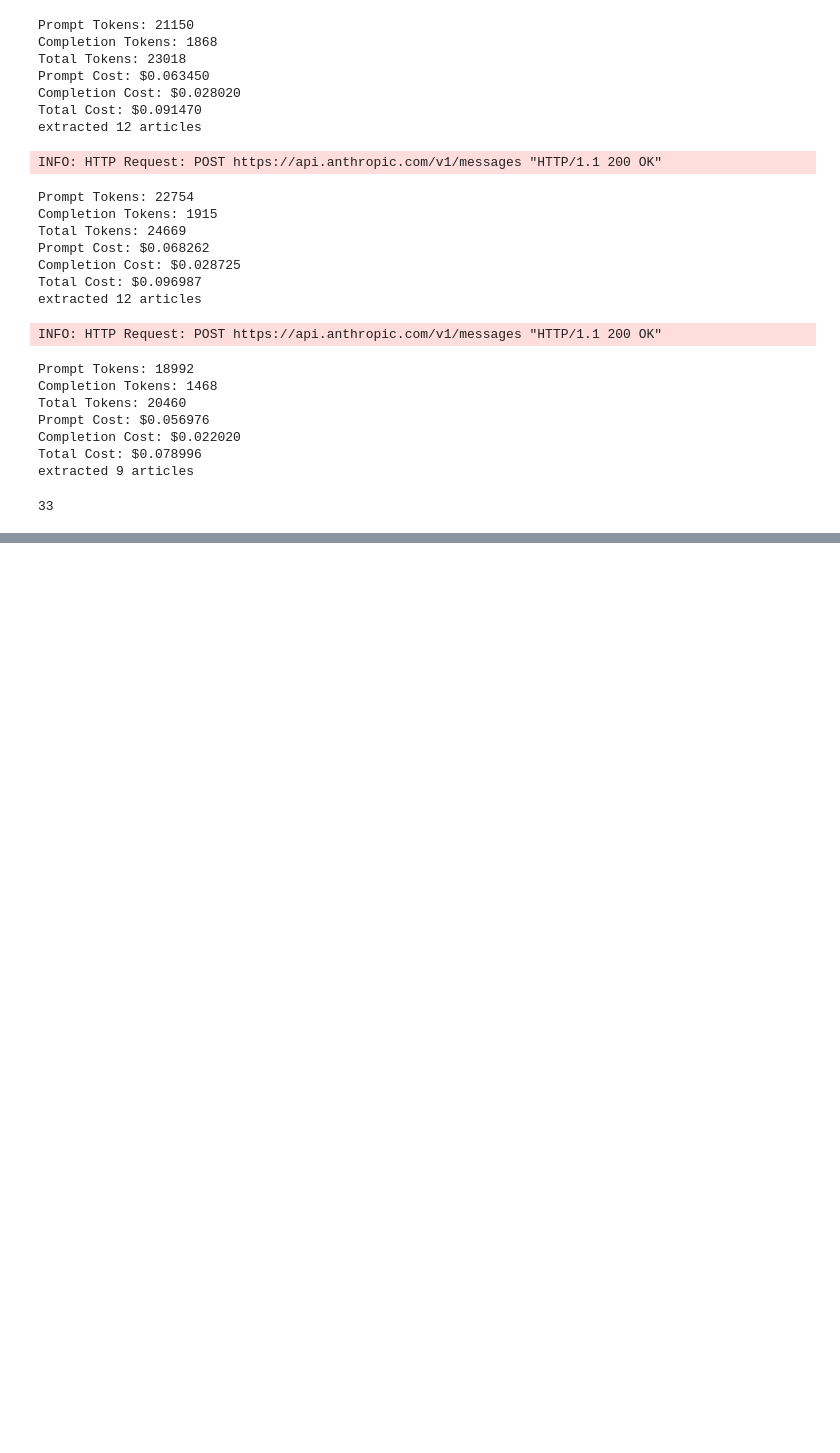
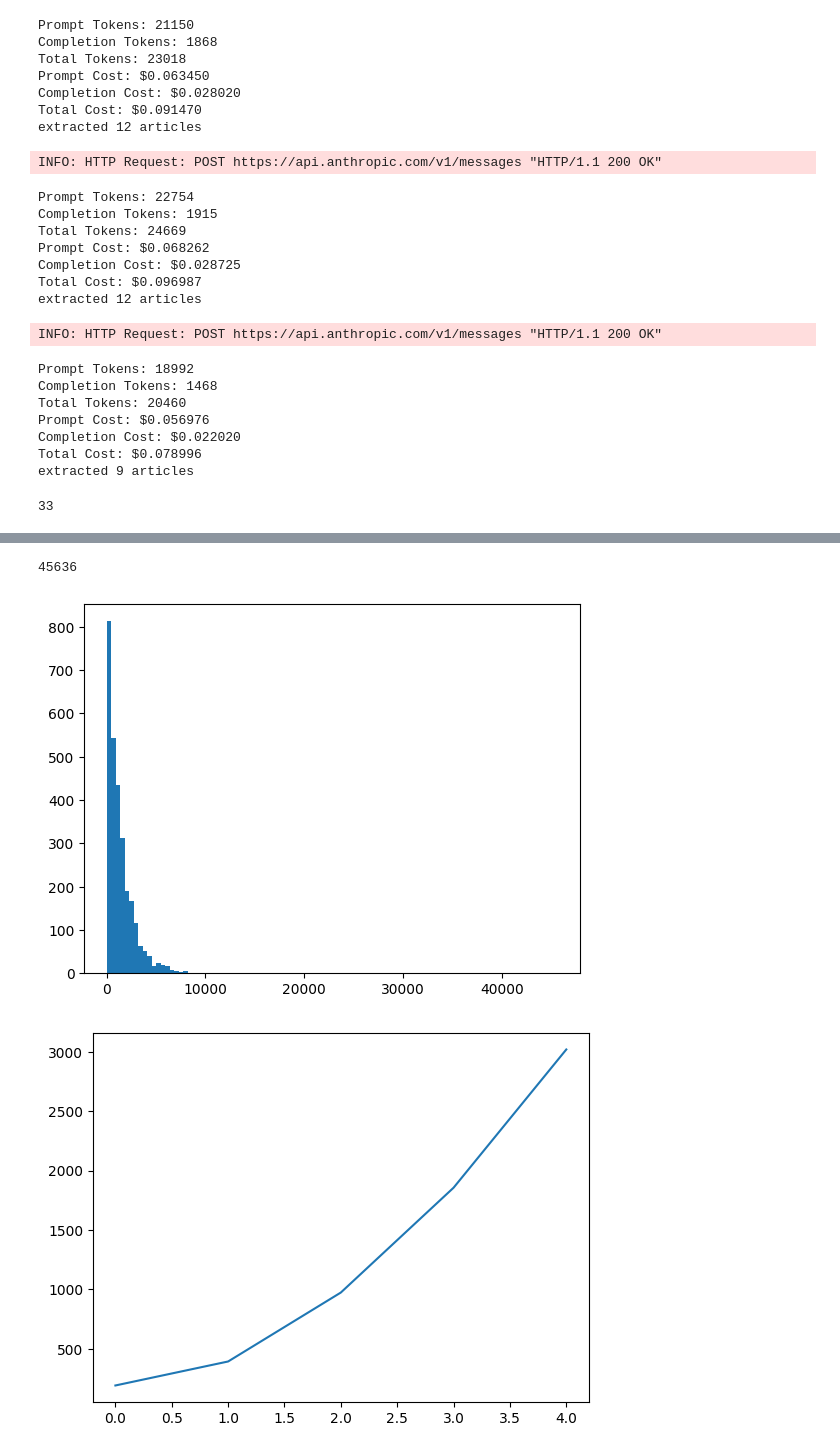
Before and after one commit to vaibhavnayel/chitrapurgpt, a Jupyter notebook: testing.ipynb, the cells around one changed output, grey strips where cells are left out. Cells and saved outputs as stored; diff of their text form; code cells hidden in the pictures; blank space fills up the shorter version.

```diff
--- a/testing.ipynb
+++ b/testing.ipynb
@@ -166,0 +293,6 @@ print(len(articles))
+# %%
+articles = load_docs_from_jsonl('knowledge_base.jsonl')
+batch_size = 100
+for i in trange(0, len(articles), batch_size):
+    batch = articles[i:i+batch_size]
+    add_to_vector_store(batch)
@@ -166,0 +402,26 @@ print(len(articles))
+# %%
+from tiktoken import get_encoding
+encoding = get_encoding("cl100k_base")
+
+len(encoding.encode(articles[705].page_content))
+# %% [output]
+45636
+# %%
+from tiktoken import get_encoding
+encoding = get_encoding("cl100k_base")
+
+token_counts = [len(encoding.encode(article.page_content)) for article in articles]
+# %%
+import matplotlib.pyplot as plt
+import numpy as np
+max(token_counts)
+#make a histogram of the token counts
+plt.hist(token_counts, bins=100)
+plt.show()
+
+#do quantile plots
+plt.plot(np.quantile(token_counts, [0.1, 0.25, 0.5, 0.75, 0.9]))
+plt.show()
+# %% [output]
+[figure, added]
+[figure, added]
```
Also changed, not shown: parts of 42 cells of this notebook, 11 other files.
